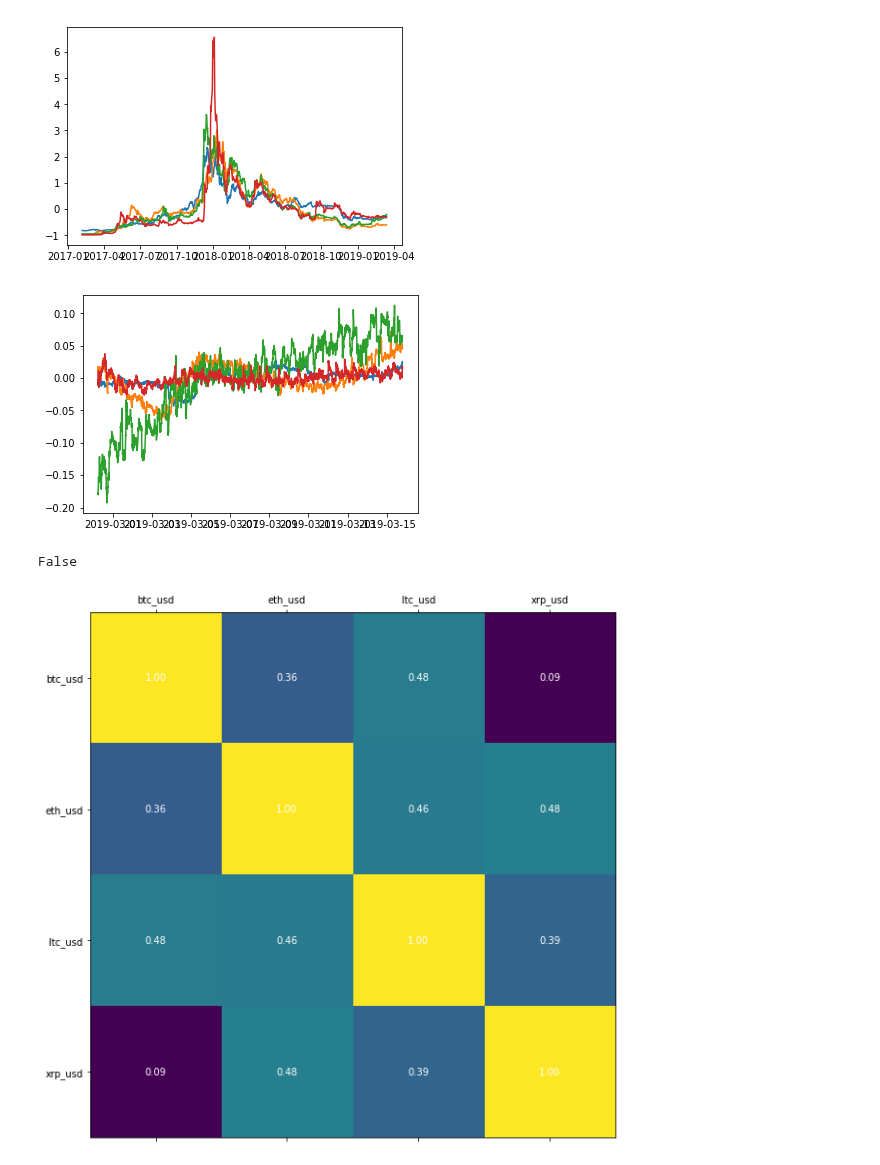
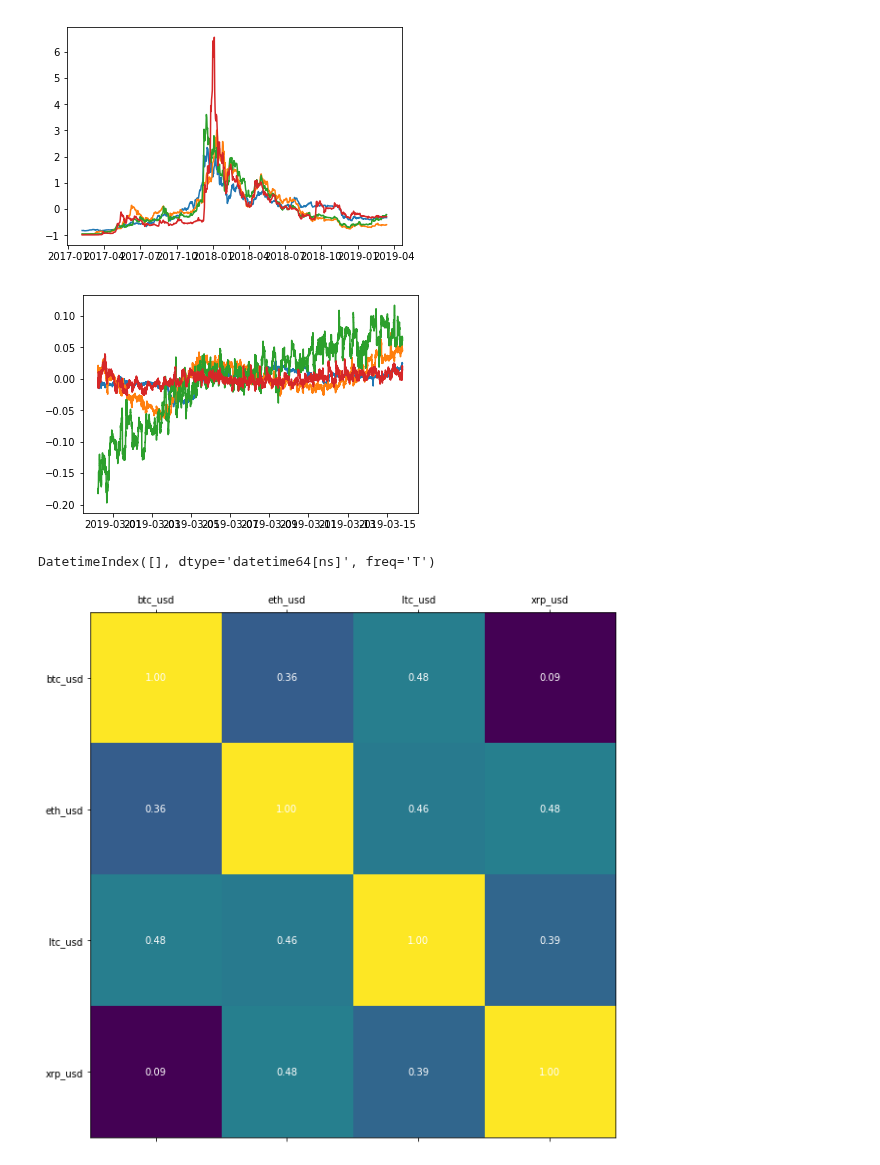
Before and after one commit to cambrian/quant, a Jupyter notebook: research/analysis.ipynb, the cells around one changed output. Cells and saved outputs as stored; diff of their text form; code cells hidden in the pictures.

```diff
--- a/research/analysis.ipynb
+++ b/research/analysis.ipynb
@@ -34,38 +28,50 @@ def find_gaps(data, freq):
 # %%
+currencies = ['usd', 'btc', 'eth', 'ltc', 'xrp', 'eos']
+pairs = [c + '_usd' for c in currencies if c != 'usd']
+volume_keys = [c + '_tx_volume' for c in currencies if c != 'usd']
+
 def prep_data(file):
     data = pickle.load(open(file, 'rb'))
     dates = [x['date'] for x in data]
     prices = [{k:v for k,v in x.items() if k in pairs} for x in data]
     volumes = [{(k.partition('_')[0] + '_usd'):v for k,v in x.items() if k in volume_keys} for x in data]
-    return { 'prices': pd.DataFrame(prices, index = dates), 'volumes': pd.DataFrame(volumes, index = dates)}
+    return {
+        'prices': pd.DataFrame(prices, index = dates),
+        'volumes': pd.DataFrame(volumes, index = dates)
+    }
 
 def reduce_data(data, resampling):
     '''Averages prices, sums volumes'''
     prices = data['prices'].resample(resampling).mean().fillna(method='ffill')
     volumes = data['volumes'].resample(resampling).sum().fillna(method='ffill')
     return { 'prices': prices, 'volumes': volumes }
 
 def viz_data(data):
     '''Only plots prices for now'''
     plt.plot(data['prices'] / data['prices'].mean() - 1)
     plt.show()
 
 def data_currencies(data):
     currencies = ['usd']
     for pair in data['prices'].columns:
         currencies.append(pair.partition('_')[0])
     return currencies
 
+def find_gaps(data, freq):
+    idx_ref = pd.date_range(start=data.index[0], end=data.index[-1],freq=freq)
+    gaps = idx_ref[~idx_ref.isin(data.index)]
+    return gaps
+
 data = prep_data('data.p')
 viz_data(data)
-data_min = prep_data('data-minute.p')
+data_min = reduce_data(prep_data('data-minute.p'), '1Min')
 data_5min = reduce_data(data_min, '5Min')
 data_15min = reduce_data(data_min, '15Min')
-viz_data(data_5min)
+viz_data(data_min)
 # %% [output]
 [figure]
-[figure, old version]
+[figure, new version]
-False
+DatetimeIndex([], dtype='datetime64[ns]', freq='T')
 # %%
 def plot_corr(df,size=10):
     '''Function plots a graphical correlation matrix for each pair of columns in the dataframe.
```
Also changed, not shown: parts of 9 cells of this notebook, 1 other file.
